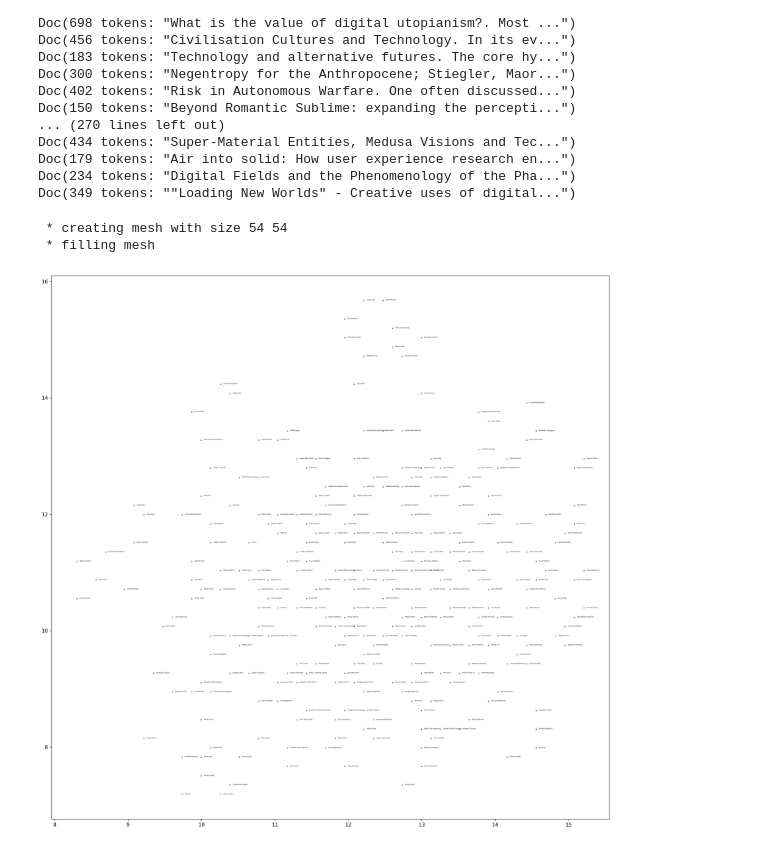
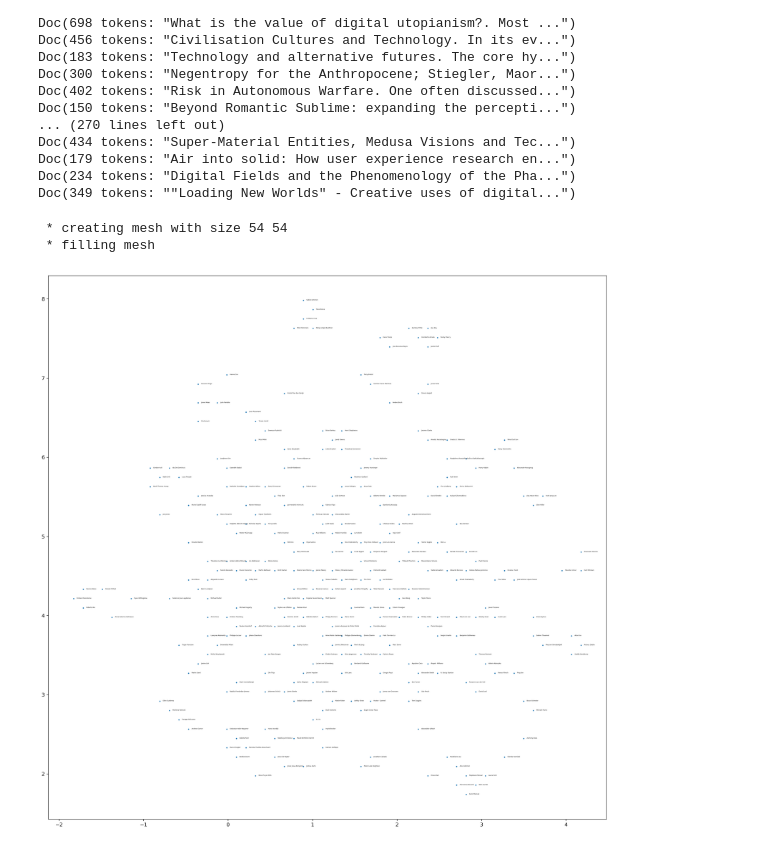
Before and after one commit to rodighiero/SPT2021, a Jupyter notebook: data/analysis.ipynb, the cells around one changed output. Drawn from its saved outputs; the diff is of its cells as text; code cells hidden in the pictures.

```diff
--- a/data/analysis.ipynb
+++ b/data/analysis.ipynb
@@ -104,8 +101,8 @@ len(texts)
 # %%
 # Parsing
 
-# en = textacy.load_spacy_lang("en_core_web_sm", disable=("parser",))
-en = textacy.load_spacy_lang("en_core_web_trf", disable=("parser",))
+en = textacy.load_spacy_lang("en_core_web_sm", disable=("parser",))
+# en = textacy.load_spacy_lang("en_core_web_trf", disable=("parser",))
 
 docs = []
 
@@ -154,23 +151,23 @@ matrix, dictionary = textacy.representations.build_doc_term_matrix(lemmas, tf_ty
 # %%
 # UMAP
 
-reducer = umap.UMAP(random_state=1, n_components=2, n_neighbors=10, min_dist=0.8)
+reducer = umap.UMAP(random_state=1, n_components=2, n_neighbors=5, min_dist=0.3)
 
 embedding = reducer.fit_transform(matrix)
 embedding = align_points_to_grid(embedding)
 
 x = embedding[:, 0]; y = embedding[:, 1]
 
 plt.figure(figsize=(20,20), dpi=300)
 plt.scatter(x, y, s=2)
 
 for i, txt in enumerate(authors):
     text = plt.annotate(' ' + authors[i], (x[i] + .03, y[i]))
     text.set_fontsize(3)
 # %% [output]
  * creating mesh with size 54 54
  * filling mesh
-[figure, old version]
+[figure, new version]
 # %%
 pairs = []
 
```
Also changed, not shown: parts of 2 cells of this notebook, 8 other files.
